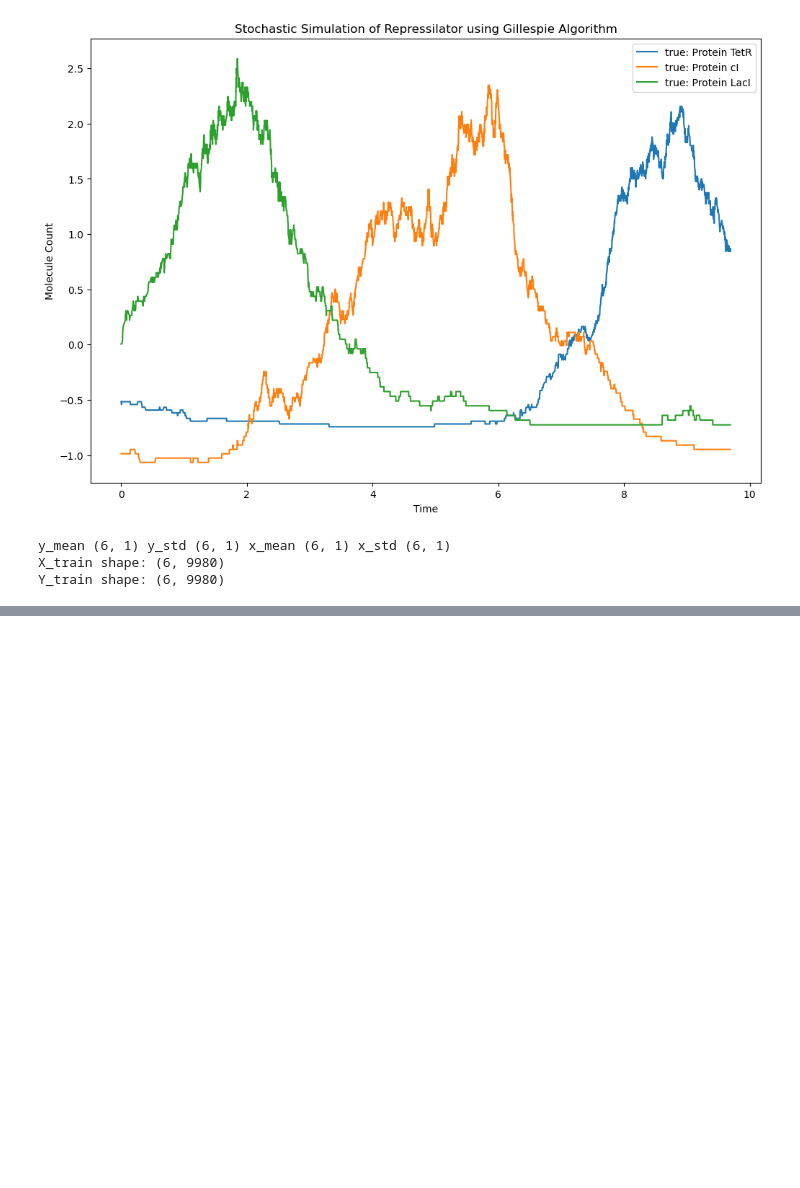
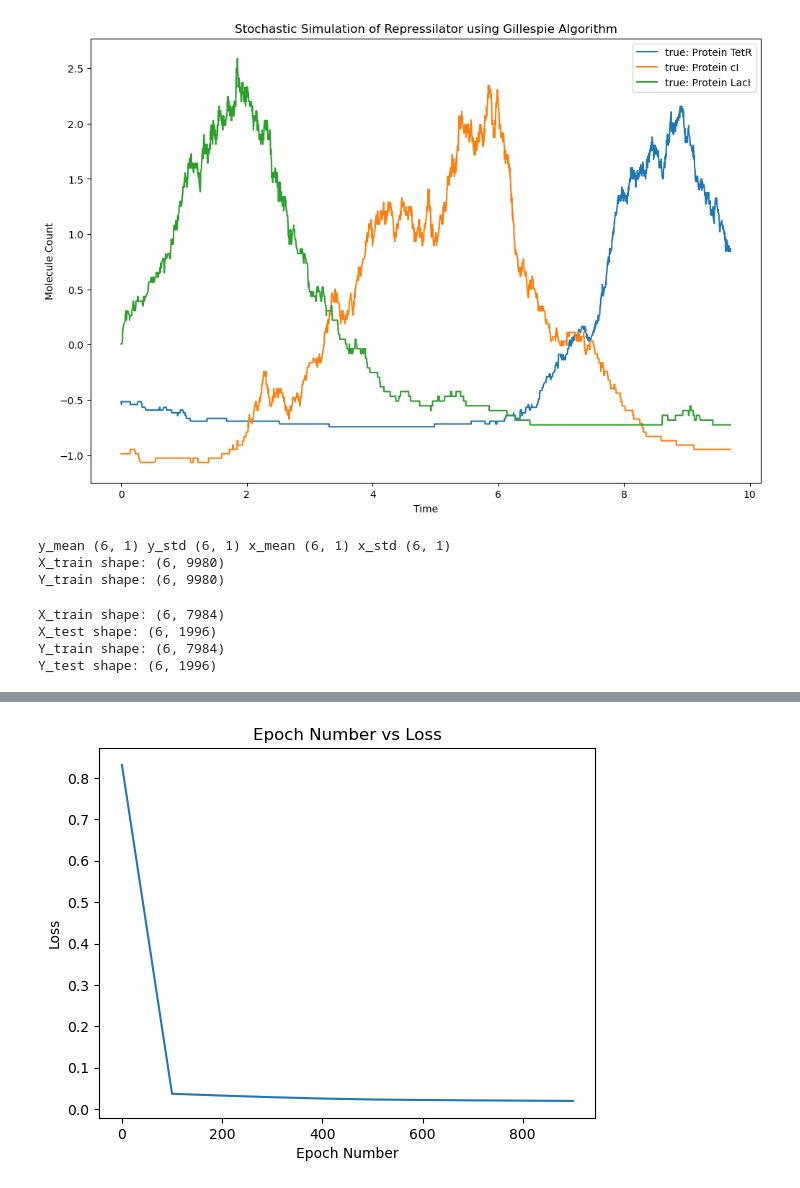
Before and after one commit to Alex-Drysdale/Jupyter_Notebook_work, a Jupyter notebook: Machine Learning/Gillespie_prediction_with_FFN_class.ipynb, the cells around one changed output, grey strips where cells are left out. Drawn from its saved outputs; the diff is of its cells as text; code cells hidden in the pictures; blank space fills up the shorter version.

Commit message:
training my model on the new dataset

```diff
--- a/Machine Learning/Gillespie_prediction_with_FFN_class.ipynb
+++ b/Machine Learning/Gillespie_prediction_with_FFN_class.ipynb
@@ -556,0 +558,25 @@ Y_train shape: (6, 9980)
+# %%
+
+
+# Split the data into training and test sets
+X_train, X_test, Y_train, Y_test = train_test_split(X_train.T, Y_train.T, test_size=0.2, shuffle=False)
+
+# Transpose back to get shapes (6, num_train_samples) and (6, num_test_samples)
+X_train = X_train.T
+X_test = X_test.T
+Y_train = Y_train.T
+Y_test = Y_test.T
+
+print(f'X_train shape: {X_train.shape}')
+print(f'X_test shape: {X_test.shape}')
+print(f'Y_train shape: {Y_train.shape}')
+print(f'Y_test shape: {Y_test.shape}')
+# %% [output]
+X_train shape: (6, 7984)
+X_test shape: (6, 1996)
+Y_train shape: (6, 7984)
+Y_test shape: (6, 1996)
+# %%
+Gillespie_ml = FFN_change(X_train, Y_train,[64, 64, 64], [("sigmoid", 0.5), ("sigmoid", 0.5), ("sigmoid", 0.5)], 1000, 0.1, 50)
+Gillespie_ml.train()
+# %% [output]
@@ -556,0 +593 @@ Y_train shape: (6, 9980)
+[figure, added]
```
Also changed, not shown: parts of 3 cells of this notebook.
